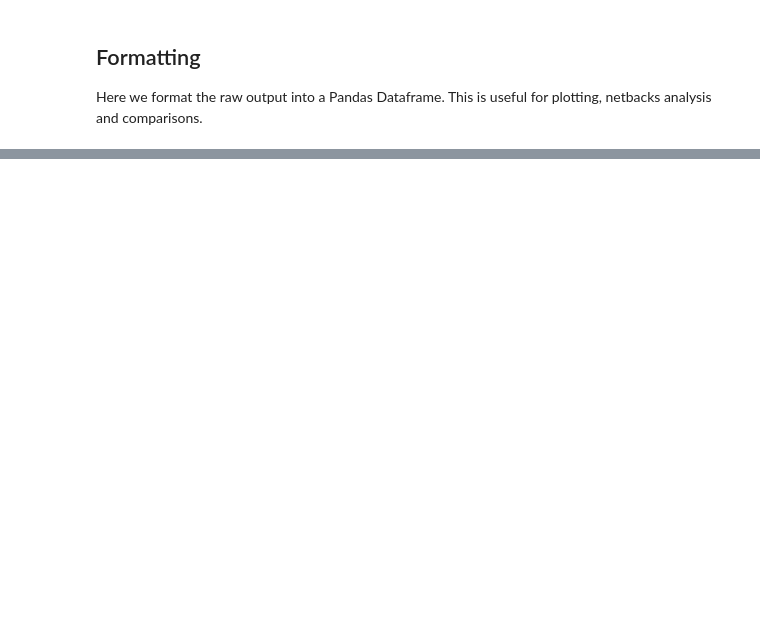
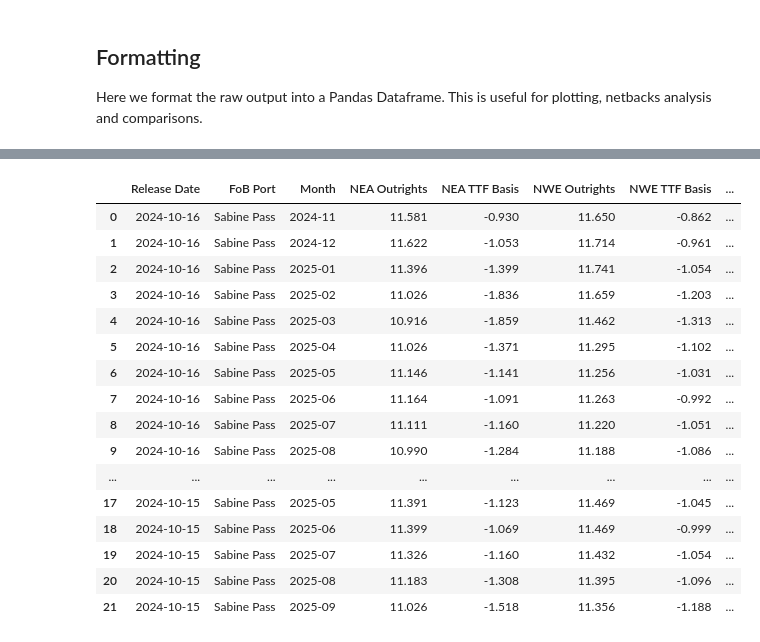
Before and after one commit to spark-commodities/api-code-samples, a Jupyter notebook: jupyter_notebooks/spark_api_netbacks.ipynb, the cells around one changed output, grey strips where cells are left out. Drawn from its saved outputs; the diff is of its cells as text; code cells hidden in the pictures; blank space fills up the shorter version.

```diff
--- a/jupyter_notebooks/spark_api_netbacks.ipynb
+++ b/jupyter_notebooks/spark_api_netbacks.ipynb
@@ -566,0 +556,29 @@ df_cogh.head()
+# %%
+via ='cogh'
+my_t = 'Sabine Pass'
+t = fobPort_names.index(my_t)
+
+my_rels = reldates[:2]
+
+df_cogh = netbacks_history(t, my_rels, my_via='cogh')
+df_panama = netbacks_history(t, my_rels, my_via='panama')
+# %%
+df_cogh
+# %% [output]
+|  | Release Date | FoB Port | Month | NEA Outrights | NEA TTF Basis | NWE Outrights | NWE TTF Basis | ... |
+| 0 | 2024-10-16 | Sabine Pass | 2024-11 | 11.581 | -0.930 | 11.650 | -0.862 | ... |
+| 1 | 2024-10-16 | Sabine Pass | 2024-12 | 11.622 | -1.053 | 11.714 | -0.961 | ... |
+| 2 | 2024-10-16 | Sabine Pass | 2025-01 | 11.396 | -1.399 | 11.741 | -1.054 | ... |
+| 3 | 2024-10-16 | Sabine Pass | 2025-02 | 11.026 | -1.836 | 11.659 | -1.203 | ... |
+| 4 | 2024-10-16 | Sabine Pass | 2025-03 | 10.916 | -1.859 | 11.462 | -1.313 | ... |
+| 5 | 2024-10-16 | Sabine Pass | 2025-04 | 11.026 | -1.371 | 11.295 | -1.102 | ... |
+| 6 | 2024-10-16 | Sabine Pass | 2025-05 | 11.146 | -1.141 | 11.256 | -1.031 | ... |
+| 7 | 2024-10-16 | Sabine Pass | 2025-06 | 11.164 | -1.091 | 11.263 | -0.992 | ... |
+| 8 | 2024-10-16 | Sabine Pass | 2025-07 | 11.111 | -1.160 | 11.220 | -1.051 | ... |
+| 9 | 2024-10-16 | Sabine Pass | 2025-08 | 10.990 | -1.284 | 11.188 | -1.086 | ... |
+| ... | ... | ... | ... | ... | ... | ... | ... | ... |
+| 17 | 2024-10-15 | Sabine Pass | 2025-05 | 11.391 | -1.123 | 11.469 | -1.045 | ... |
+| 18 | 2024-10-15 | Sabine Pass | 2025-06 | 11.399 | -1.069 | 11.469 | -0.999 | ... |
+| 19 | 2024-10-15 | Sabine Pass | 2025-07 | 11.326 | -1.160 | 11.432 | -1.054 | ... |
+| 20 | 2024-10-15 | Sabine Pass | 2025-08 | 11.183 | -1.308 | 11.395 | -1.096 | ... |
+| 21 | 2024-10-15 | Sabine Pass | 2025-09 | 11.026 | -1.518 | 11.356 | -1.188 | ... |
```
Also changed, not shown: parts of 15 cells of this notebook, 4 other files.
